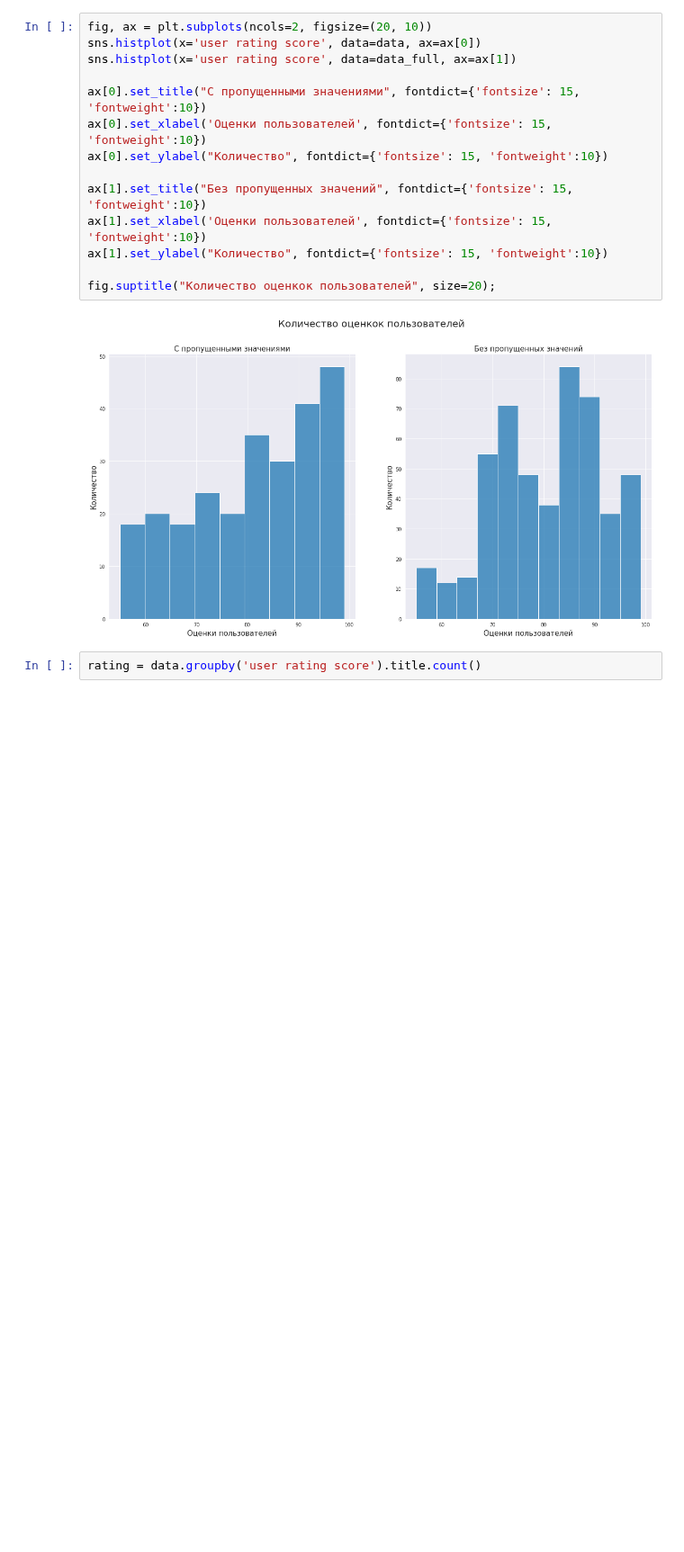
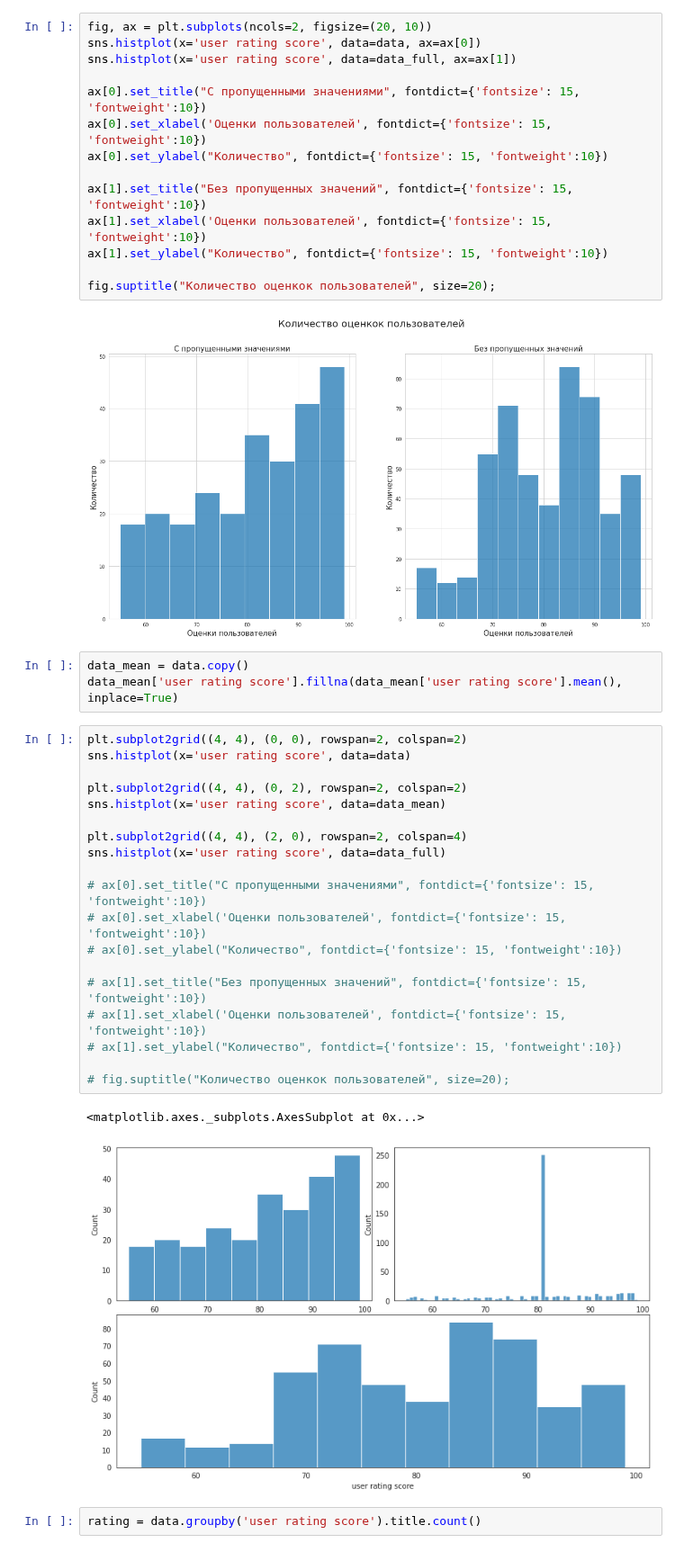
Before and after one commit to VorobyvEgor/Seminar_Sber, a Jupyter notebook: Projects/Егор_Воробьев_[Template]_Групповой_проект__Первичный_анализ_данных_.ipynb, the cells around one changed output. Shown at 90% size. Cells and saved outputs as stored; diff of their text form; blank space fills up the shorter version.

```diff
--- a/Projects/Егор_Воробьев_[Template]_Групповой_проект__Первичный_анализ_данных_.ipynb
+++ b/Projects/Егор_Воробьев_[Template]_Групповой_проект__Первичный_анализ_данных_.ipynb
@@ -253,6 +253,31 @@ ax[1].set_ylabel("Количество", fontdict={'fontsize': 15, 'fontweight':
 fig.suptitle("Количество оценкок пользователей", size=20);
 # %% [output]
 [figure]
+# %%
+data_mean = data.copy()
+data_mean['user rating score'].fillna(data_mean['user rating score'].mean(), inplace=True)
+# %%
+plt.subplot2grid((4, 4), (0, 0), rowspan=2, colspan=2)
+sns.histplot(x='user rating score', data=data)
+
+plt.subplot2grid((4, 4), (0, 2), rowspan=2, colspan=2)
+sns.histplot(x='user rating score', data=data_mean)
+
+plt.subplot2grid((4, 4), (2, 0), rowspan=2, colspan=4)
+sns.histplot(x='user rating score', data=data_full)
+
+# ax[0].set_title("С пропущенными значениями", fontdict={'fontsize': 15, 'fontweight':10})
+# ax[0].set_xlabel('Оценки пользователей', fontdict={'fontsize': 15, 'fontweight':10})
+# ax[0].set_ylabel("Количество", fontdict={'fontsize': 15, 'fontweight':10})
+
+# ax[1].set_title("Без пропущенных значений", fontdict={'fontsize': 15, 'fontweight':10})
+# ax[1].set_xlabel('Оценки пользователей', fontdict={'fontsize': 15, 'fontweight':10})
+# ax[1].set_ylabel("Количество", fontdict={'fontsize': 15, 'fontweight':10})
+
+# fig.suptitle("Количество оценкок пользователей", size=20);
+# %% [output]
+<matplotlib.axes._subplots.AxesSubplot at 0x...>
+[figure, added]
 # %%
 rating = data.groupby('user rating score').title.count()
 # %%
```
Also changed, not shown: parts of 41 cells of this notebook.
